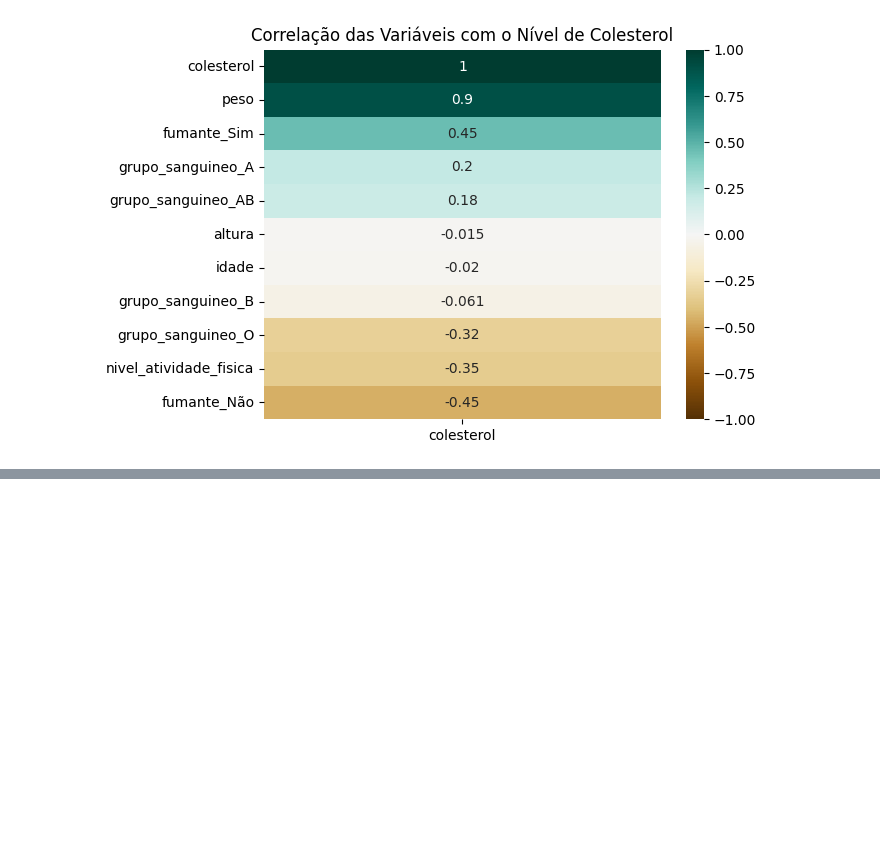
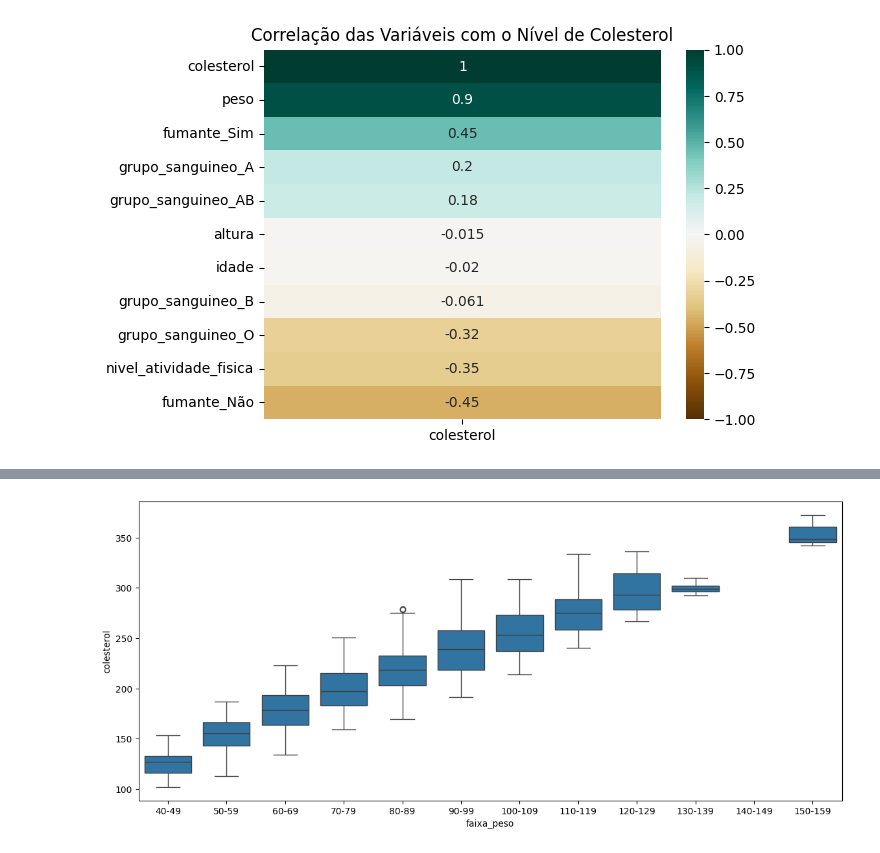
Before and after one commit to claitonneri/regressao_linear_multipla, a Jupyter notebook: modelo_colesterol.ipynb, the cells around one changed output, grey strips where cells are left out. Drawn from its saved outputs; the diff is of its cells as text; code cells hidden in the pictures; blank space fills up the shorter version.

```diff
--- a/modelo_colesterol.ipynb
+++ b/modelo_colesterol.ipynb
@@ -262,0 +289,7 @@ plt.show()
+# %%
+# Bucketing (Peso)
+# Atualmente o DataFrame possui range de peso de 40 - 79 anos.
+bins_peso = [40, 50, 60, 70, 80, 90, 100, 110, 120, 130, 140, 150, 160]
+labels_peso = ['40-49', '50-59', '60-69', '70-79', '80-89', '90-99', '100-109', '110-119', '120-129', '130-139', '140-149', '150-159']
+df_colesterol_bucketing['faixa_peso'] = pd.cut(x=df_colesterol_bucketing['peso'],
+                                               bins=bins_peso, labels=labels_peso, include_lowest=True)
@@ -262,0 +310,6 @@ plt.show()
+# %%
+plt.figure(figsize=(14, 6))
+sns.boxplot(data=df_colesterol_bucketing, x='faixa_peso', y='colesterol')
+plt.show()
+# %% [output]
+[figure, added]
```
Also changed, not shown: parts of 4 cells of this notebook.
